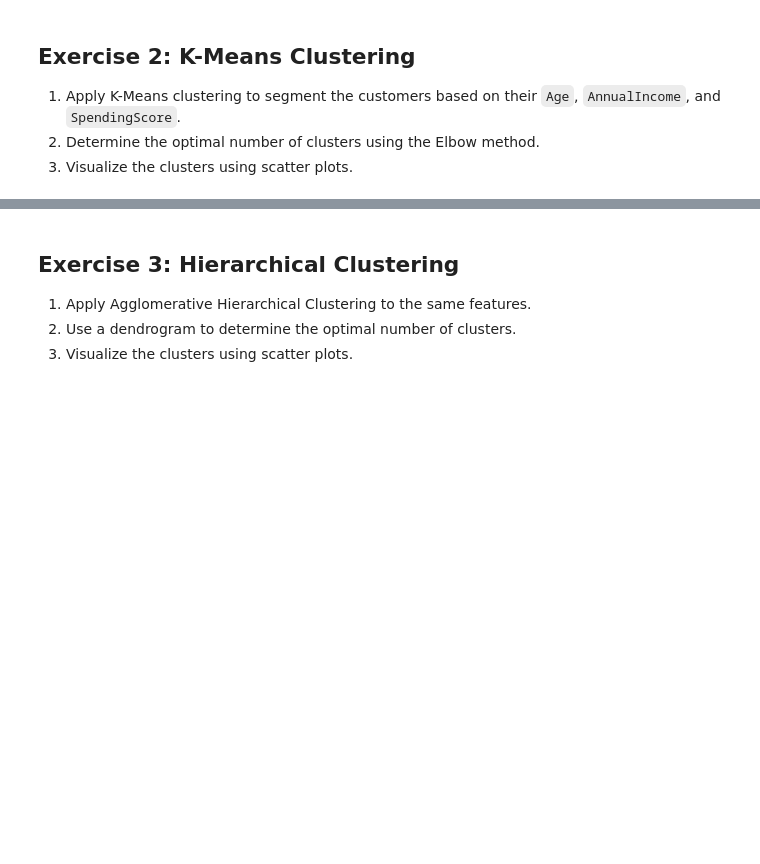
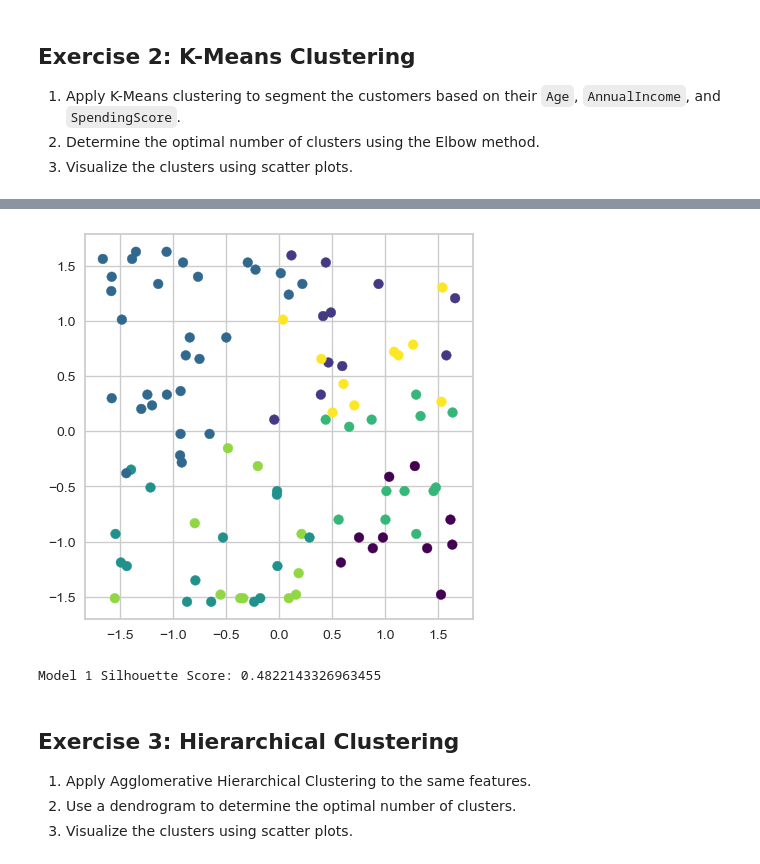
Before and after one commit to RamiSaad93/DA_FT_Extra_Weeks, a Jupyter notebook: Week_10/Day2/UL_Lab.ipynb, the cells around one changed output, grey strips where cells are left out. Saved outputs shown, nothing was run; the diff lists cells and outputs as text; code cells hidden in the pictures; blank space fills up the shorter version.

```diff
--- a/Week_10/Day2/UL_Lab.ipynb
+++ b/Week_10/Day2/UL_Lab.ipynb
@@ -39,0 +166,6 @@ from sklearn.cluster import KMeans
+# %%
+kmeans = cluster.KMeans(n_clusters=7, random_state=0)
+kmeans.fit(df)
+pred = kmeans.predict(df)
+df['pred'] = pred
+df
@@ -40,3 +186,11 @@ from sklearn.cluster import KMeans
+# %%
+plt.figure(figsize=(5, 5))
+plt.scatter(df['AnnualIncome'], df['SpendingScore'], c=df['pred'], cmap='viridis')
+plt.show()
+print("Model 1 Silhouette Score: {}".format(silhouette_score(df, pred, metric='euclidean')))
+# %% [output]
+[figure, added]
+Model 1 Silhouette Score: 0.4822143326963455
 # %% [markdown]
 ## Exercise 3: Hierarchical Clustering
 1. Apply Agglomerative Hierarchical Clustering to the same features.
```
Also changed, not shown: parts of 25 cells of this notebook, 4 other files.
